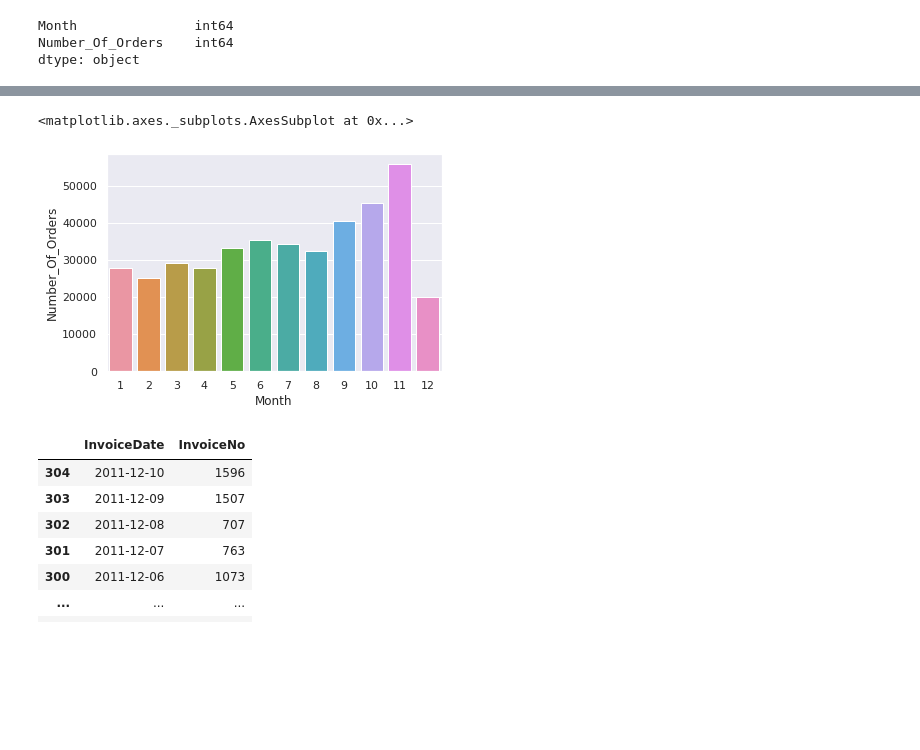
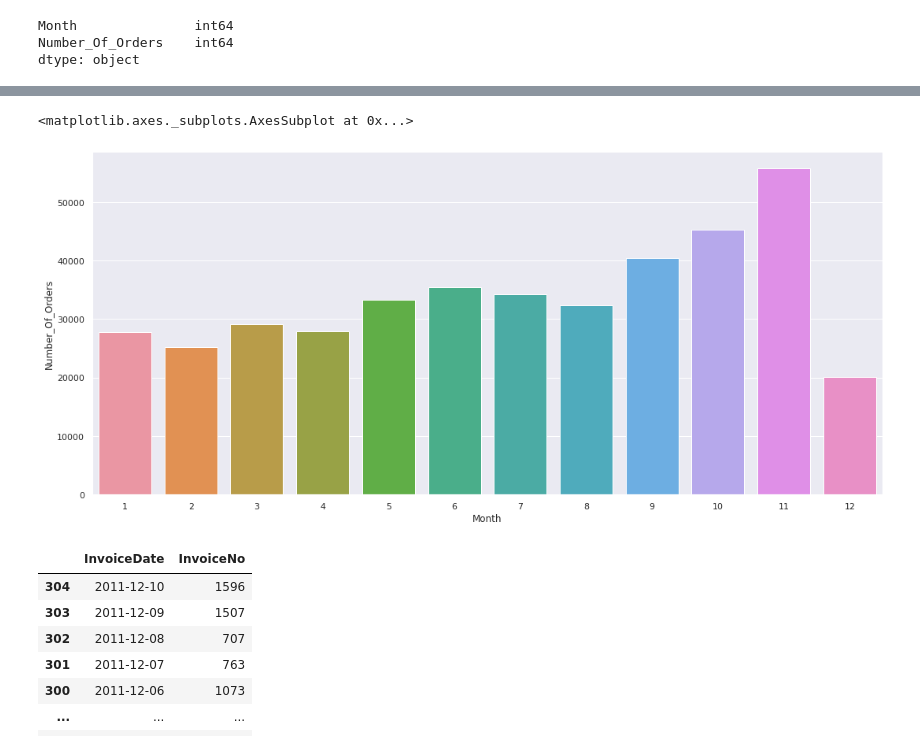
Before and after one commit to sandeepbansode/Basic_Python_Assignments, a Jupyter notebook: Capstone_Project_1_Propensity_Model.ipynb, the cells around one changed output, grey strips where cells are left out. Saved outputs shown, nothing was run; the diff lists cells and outputs as text; code cells hidden in the pictures; blank space fills up the shorter version.

```diff
--- a/Capstone_Project_1_Propensity_Model.ipynb
+++ b/Capstone_Project_1_Propensity_Model.ipynb
@@ -537,9 +537,10 @@ dtype: object
 # %%
 #ploting the bar plot monts vs Number_of_Orders
+plt.figure(figsize = (18,8))
 sns.barplot(x = 'Month', y = "Number_Of_Orders" , data = df1)
 # %% [output]
 <matplotlib.axes._subplots.AxesSubplot at 0x...>
-[figure, old version]
+[figure, new version]
 # %%
 #counting the orders on every day
 df.groupby(['InvoiceDate'],)['InvoiceNo'].aggregate('count').reset_index().sort_values('InvoiceDate', ascending=False)
```
Also changed, not shown: parts of 22 cells of this notebook.
